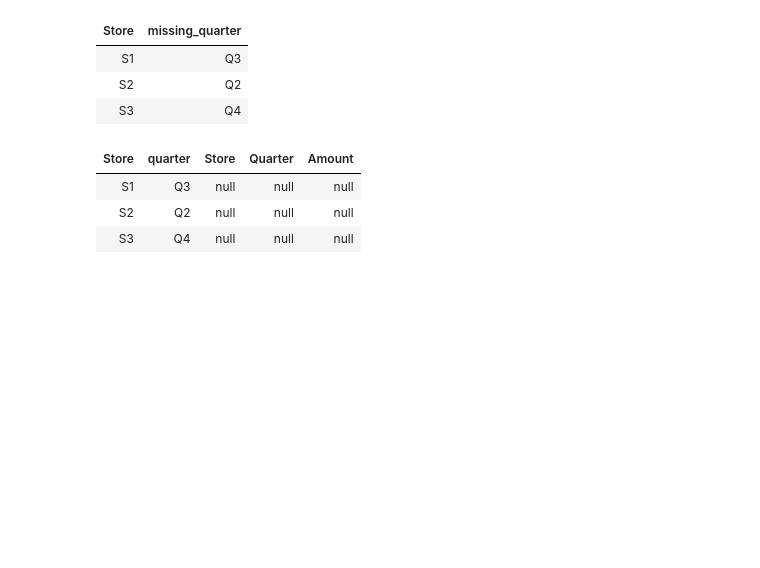
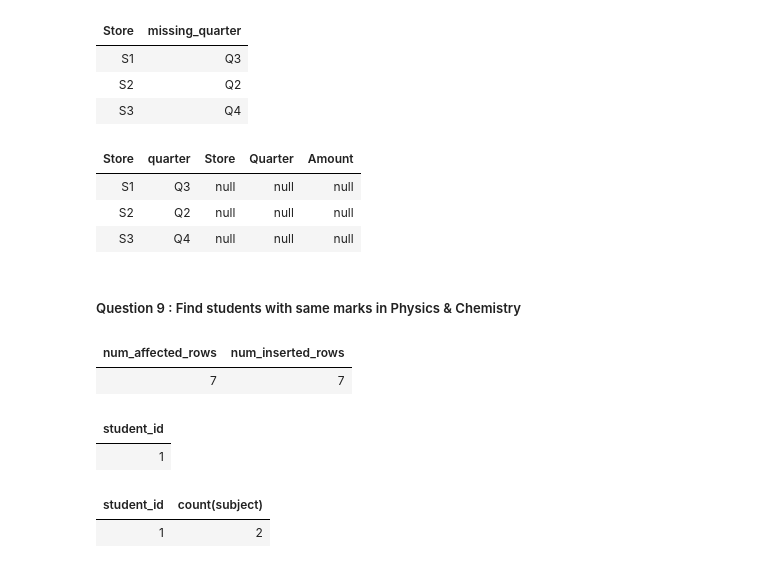
Before and after one commit to Rupam-1/SQL-Pyspark-practise_youtube, a Jupyter notebook: 03. SQL - Part2.ipynb, the cells around one changed output. Drawn from its saved outputs; the diff is of its cells as text; code cells hidden in the pictures; blank space fills up the shorter version.

```diff
--- a/03. SQL - Part2.ipynb
+++ b/03. SQL - Part2.ipynb
@@ -748,3 +748,45 @@ order by c.Store;
 | S1 | Q3 | null | null | null |
 | S2 | Q2 | null | null | null |
 | S3 | Q4 | null | null | null |
+# %% [markdown]
+##### Question 9 : Find students with same marks in Physics & Chemistry
+# %%
+%sql
+drop table if exists exams;
+create table exams (
+    student_id int,
+    subject varchar(20),
+    marks int
+);
+delete from exams;
+insert into exams values
+    (1,'Chemistry',91),(1,'Physics',91),(2,'Chemistry',80),(2,'Physics',90),(3,'Chemistry',80),(4,'Chemistry',71),(4,'Physics',54);
+# %% [output]
+| num_affected_rows | num_inserted_rows |
+| 7 | 7 |
+# %%
+%sql
+------------------- Method 1 (using windows function lead) --------------------
+with cte as (
+select *,
+    lead(marks) over (partition by student_id order by subject) as a
+from exams
+)
+select student_id from cte
+where marks = a;
+# %% [output]
+| student_id |
+| 1 |
+# %%
+%sql
+-------------------------------- Method 2 (using GroupBy with Having clause) -----------------
+select
+    student_id,
+    count(subject)
+from exams
+where subject in ("Chemistry", "Physics")
+group by student_id
+having count(subject) >= 2 and count(distinct marks) != 2;
+# %% [output]
+| student_id | count(subject) |
+| 1 | 2 |
```
Also changed, not shown: parts of 1 cell of this notebook, 1 other file.
